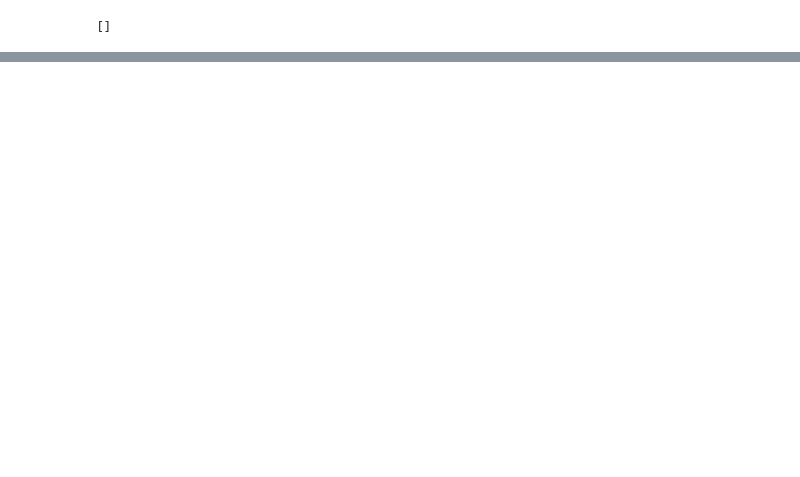
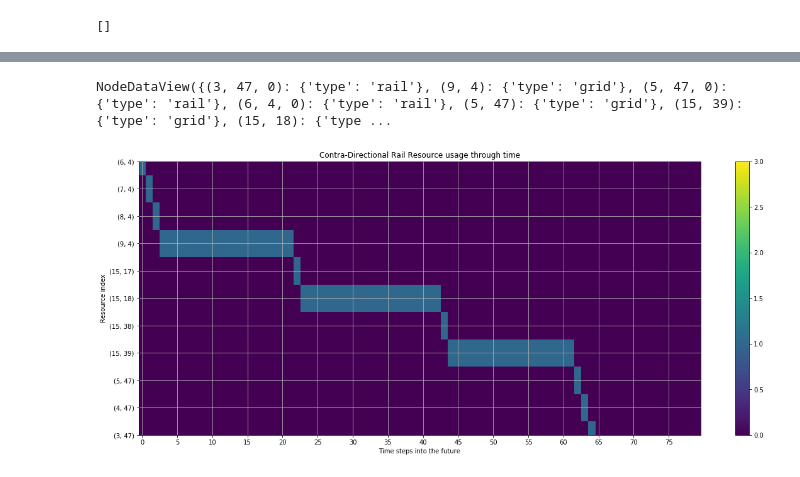
Before and after one commit to nobodyczcz/flatland2020, a Jupyter notebook: notebooks/Graph_Editor.ipynb, the cells around one changed output, grey strips where cells are left out. Saved outputs shown, nothing was run; the diff lists cells and outputs as text; code cells hidden in the pictures; blank space fills up the shorter version.

```diff
--- a/notebooks/Graph_Editor.ipynb
+++ b/notebooks/Graph_Editor.ipynb
@@ -109,0 +111,43 @@ nx.draw(G5b, with_labels=True, node_color="pink")
+# %%
+G = G5
+lGpaths = []
+llnPaths = []
+lltStartTarg = []
+nAgents = len(env.agents)
+print("nAgents:", nAgents)
+if True:
+    for iAgent, agent in enumerate(env.agents[:nAgents]):
+        nStart = agent.initial_position
+        nEnd = agent.target
+        lnStartDir = []
+
+        if nStart in G and nEnd in G:
+            lnNeighbours = list(G.neighbors(nStart))
+            for nNbr in lnNeighbours:
+                if len(nNbr)==3:
+                    lnStartDir.append(nNbr)
+
+            lnEndDir = []
+            lnNeighbours = list(G.neighbors(nEnd))
+            for nNbr in lnNeighbours:
+                if len(nNbr)==3:
+                    lnEndDir.append(nNbr)
+
+            print("agent:", iAgent, nStart, "poss starts:", lnStartDir, nEnd, "poss ends:", lnEndDir)
+        else:
+            print("Start / end not in graph:", nStart, nEnd)
+
+        for nStartDir in lnStartDir[:1]:
+            for nEndDir in lnEndDir[:1]:
+                lnPath=[]
+                try:
+                    lnPath = nx.algorithms.shortest_path(G, source=nStartDir, target=nEndDir)
+                except nx.exception.NetworkXNoPath:
+                    print("No path:", nStartDir, nEndDir)
+                    continue
+
+                Gpath = nx.induced_subgraph(G, lnPath)
+                lGpaths.append(Gpath)
+                llnPaths.append(lnPath)
+                lltStartTarg.append([nStartDir, nEndDir])
+                print("Path length:", len(lnPath))
@@ -109,0 +178,4 @@ nx.draw(G5b, with_labels=True, node_color="pink")
+# %%
+nx.induced_subgraph(G2, lnPath + lnGrid).nodes(data=True)
+# %% [output]
+NodeDataView({(3, 47, 0): {'type': 'rail'}, (9, 4): {'type': 'grid'}, (5, 47, 0): {'type': 'rail'}, (6, 4, 0): {'type': 'rail'}, (5, 47): {'type': 'grid'}, (15, 39): {'type': 'grid'}, (15, 18): {'type ...
@@ -109,0 +184,4 @@ nx.draw(G5b, with_labels=True, node_color="pink")
+# %%
+dRes, dlRails, dg2Dirs = gu.plotResourceUsage(G5, llnPaths=llnPaths[0:1], contradir=True, node_ticks=True, nStepsShow=80)
+# %% [output]
+[figure, added]
```
Also changed, not shown: parts of 33 cells of this notebook, 6 other files.
